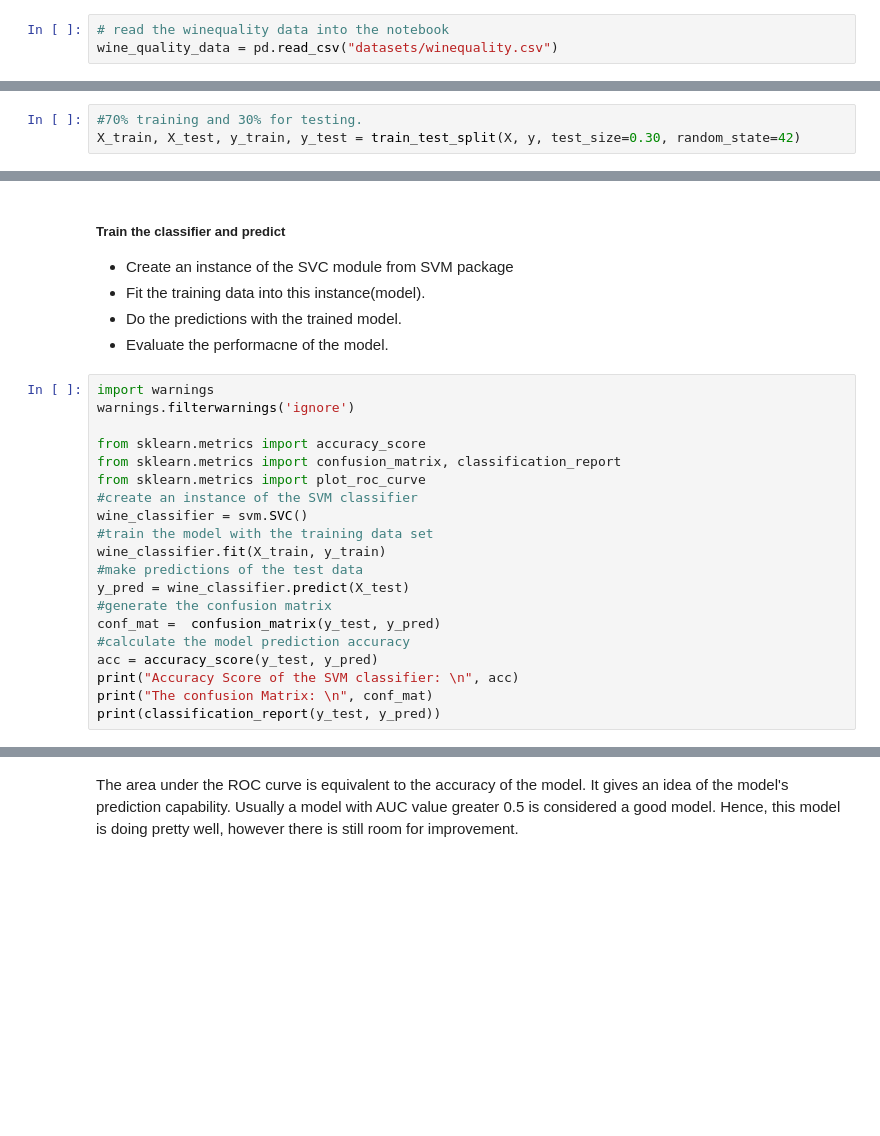
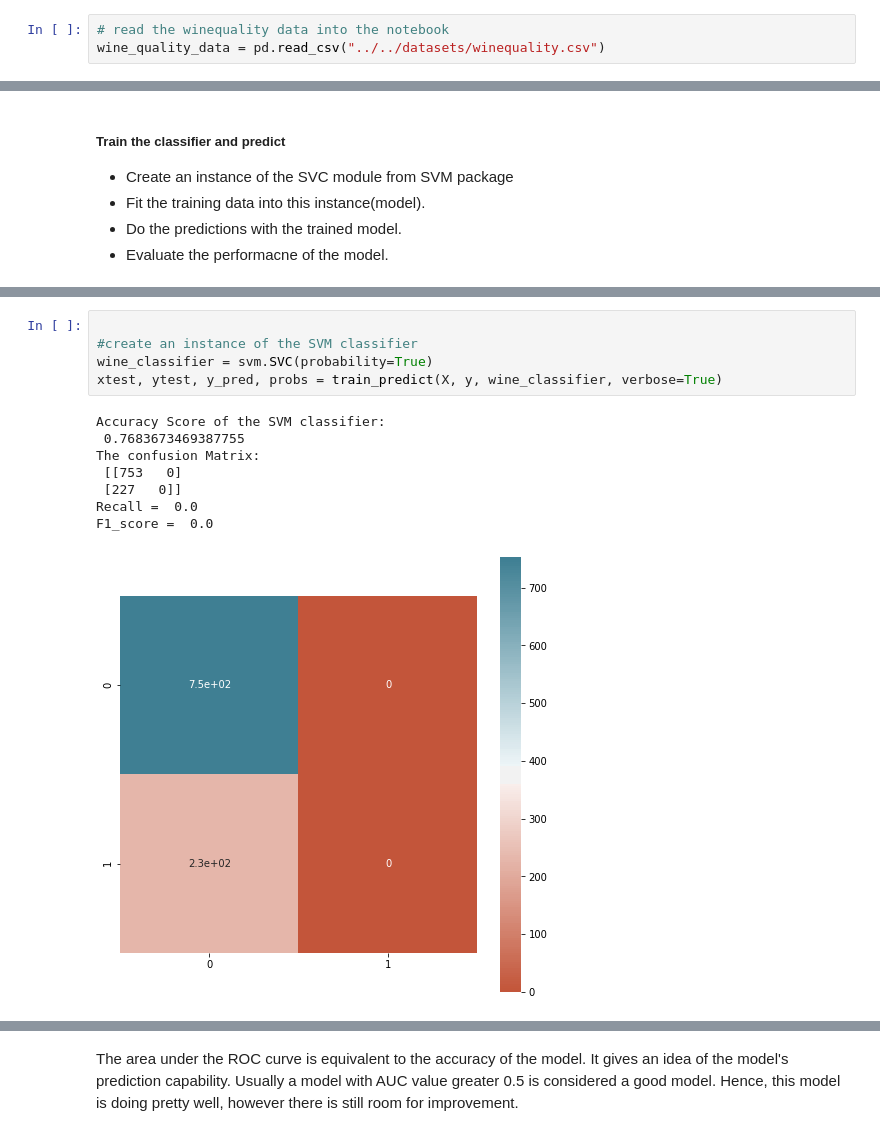
Before and after one commit to mozilla/PRESC, a Jupyter notebook: dev/Clare-Joyce/winequality.ipynb, the cells around one changed output, grey strips where cells are left out. Saved outputs shown, nothing was run; the diff lists cells and outputs as text; blank space fills up the shorter version.

```diff
--- a/winequality.ipynb
+++ b/dev/Clare-Joyce/winequality.ipynb
@@ -31,7 +41,7 @@ import matplotlib.pyplot as plt
 #### Load the data set
 # %%
 # read the winequality data into the notebook
-wine_quality_data = pd.read_csv("datasets/winequality.csv")
+wine_quality_data = pd.read_csv("../../datasets/winequality.csv")
 # %% [markdown]
 #### Exploratory data analysis (EDA)
 
@@ -218,3 +233,0 @@ Name: recommend, dtype: int64
-# %%
-#70% training and 30% for testing.
-X_train, X_test, y_train, y_test = train_test_split(X, y, test_size=0.30, random_state=42)
@@ -224,23 +245,3 @@ X_train, X_test, y_train, y_test = train_test_split(X, y, test_size=0.30, random
 * Fit the training data into this instance(model).
 * Do the predictions with the trained model.
 * Evaluate the performacne of the model.
-# %%
-import warnings
-warnings.filterwarnings('ignore')
-
-from sklearn.metrics import accuracy_score
-from sklearn.metrics import confusion_matrix, classification_report
-from sklearn.metrics import plot_roc_curve
-#create an instance of the SVM classifier
-wine_classifier = svm.SVC()
-#train the model with the training data set
-wine_classifier.fit(X_train, y_train)
-#make predictions of the test data
-y_pred = wine_classifier.predict(X_test)
-#generate the confusion matrix
-conf_mat =  confusion_matrix(y_test, y_pred)
-#calculate the model prediction accuracy
-acc = accuracy_score(y_test, y_pred)
-print("Accuracy Score of the SVM classifier: \n", acc)
-print("The confusion Matrix: \n", conf_mat)
-print(classification_report(y_test, y_pred))
@@ -261,2 +300,16 @@ weighted avg       0.60      0.78      0.68      1470
+# %%
+
+#create an instance of the SVM classifier
+wine_classifier = svm.SVC(probability=True)
+xtest, ytest, y_pred, probs = train_predict(X, y, wine_classifier, verbose=True)
+# %% [output]
+Accuracy Score of the SVM classifier:
+ 0.7683673469387755
+The confusion Matrix:
+ [[753   0]
+ [227   0]]
+Recall =  0.0
+F1_score =  0.0
+[figure, added]
 # %% [markdown]
 ***
```
Also changed, not shown: parts of 21 cells of this notebook.
